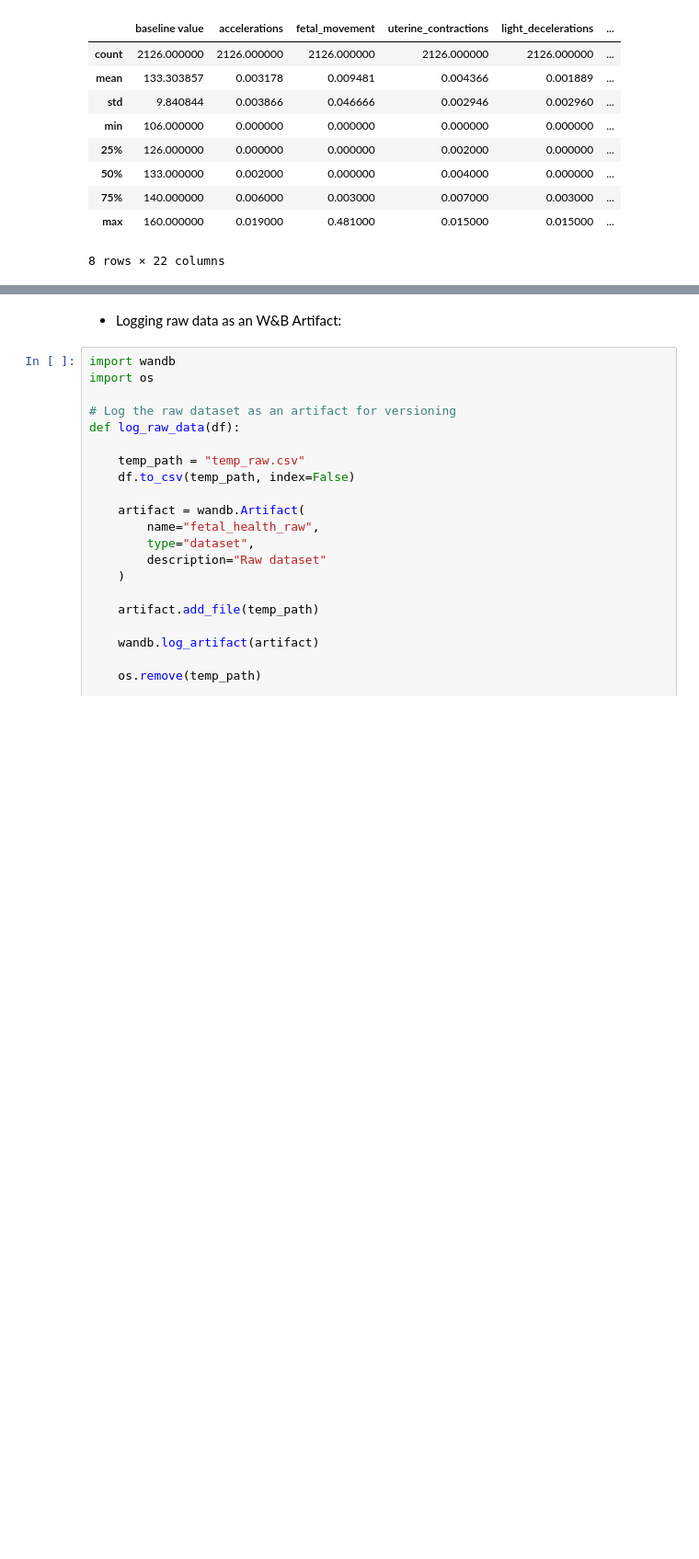
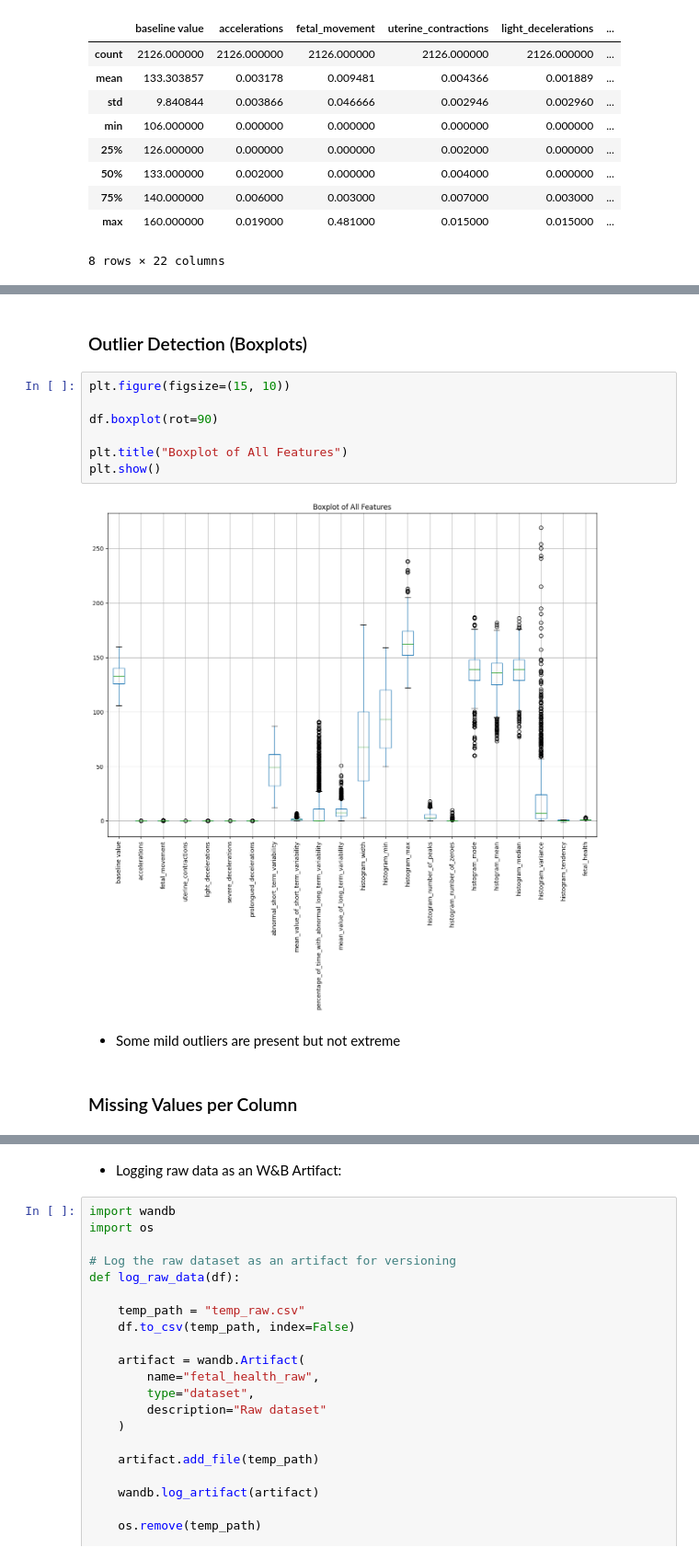
Before and after one commit to iluizacosta/mlp-advanced-ai-topics, a Jupyter notebook: fetal_health_notebook.ipynb, the cells around one changed output, grey strips where cells are left out. Shown at 92% size. Saved outputs shown, nothing was run; the diff lists cells and outputs as text; blank space fills up the shorter version.

```diff
--- a/fetal_health_notebook.ipynb
+++ b/fetal_health_notebook.ipynb
@@ -263,0 +256,15 @@ Name: count, dtype: int64
+# %% [markdown]
+### Outlier Detection (Boxplots)
+# %%
+plt.figure(figsize=(15, 10))
+
+df.boxplot(rot=90)
+
+plt.title("Boxplot of All Features")
+plt.show()
+# %% [output]
+[figure, added]
+# %% [markdown]
+- Some mild outliers are present but not extreme
+# %% [markdown]
+### Missing Values per Column
```
Also changed, not shown: parts of 18 cells of this notebook.
